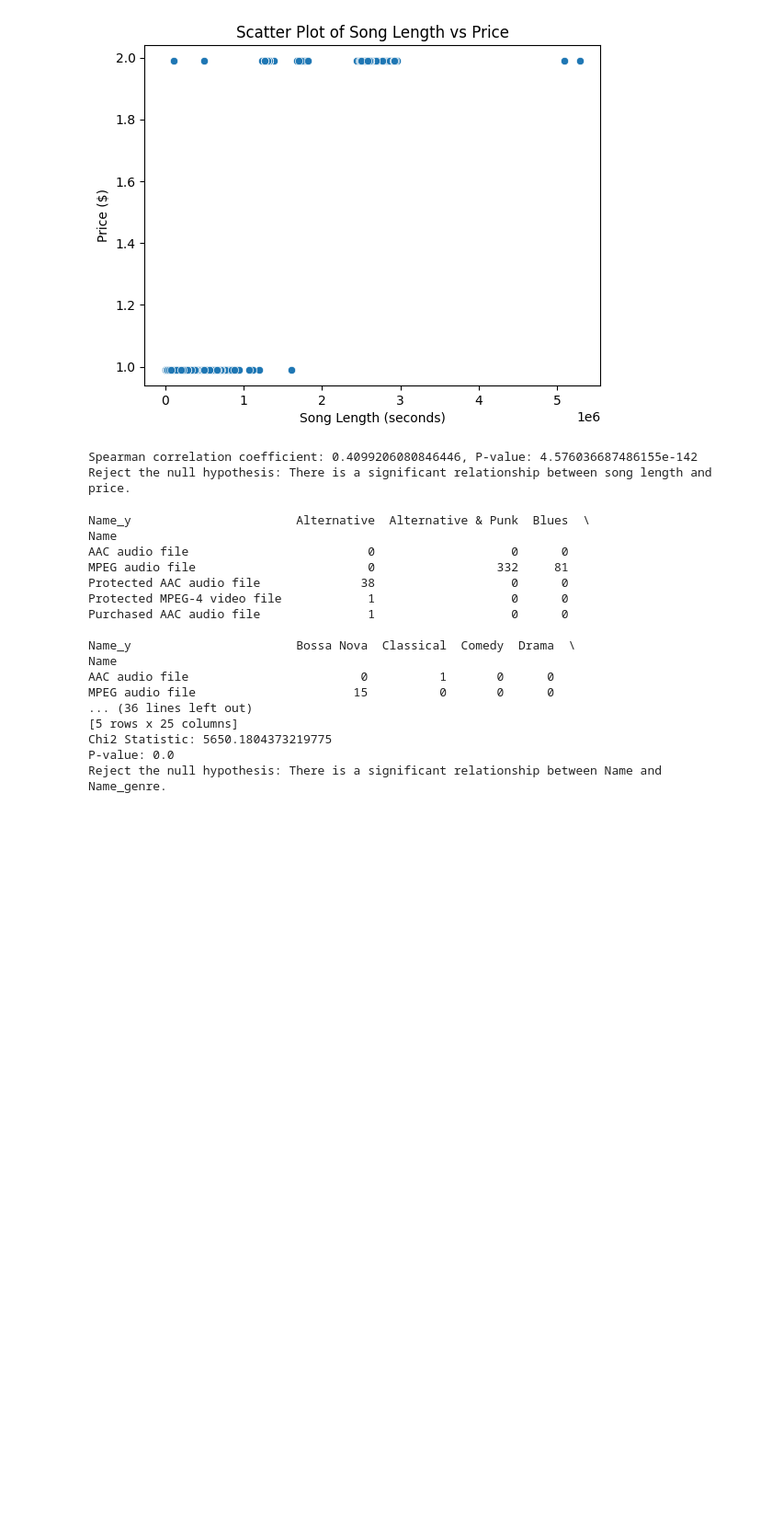
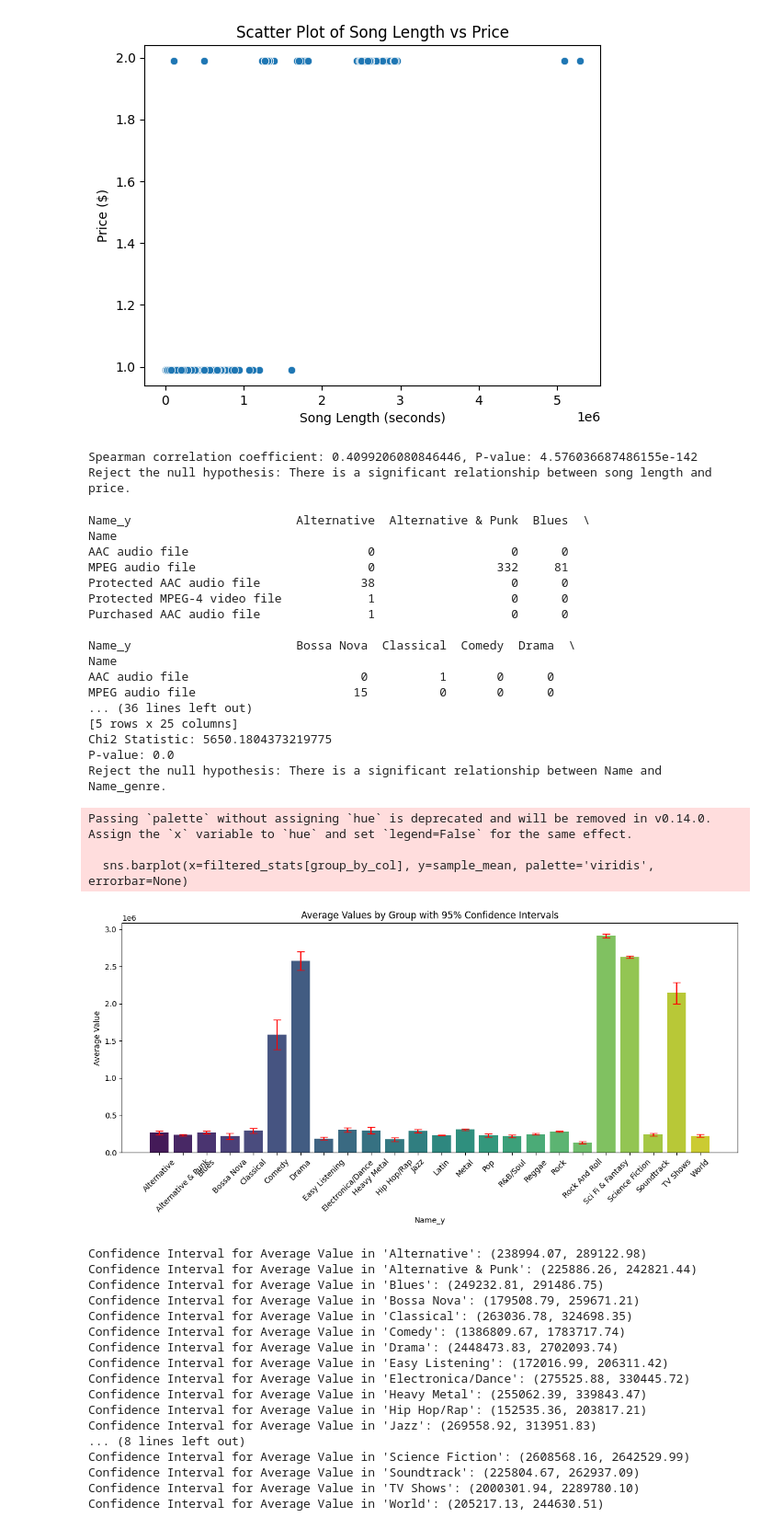
Before and after one commit to fahosseini79/Chinook_project, a Jupyter notebook: Final.ipynb, the cells around one changed output. Shown at 92% size. Drawn from its saved outputs; the diff is of its cells as text; code cells hidden in the pictures; blank space fills up the shorter version.

Commit message:
Confidence Intervals

```diff
--- a/Final.ipynb
+++ b/Final.ipynb
@@ -900,3 +900,73 @@ MPEG audio file                      15          0       0      0
 Chi2 Statistic: 5650.1804373219775
 P-value: 0.0
 Reject the null hypothesis: There is a significant relationship between Name and Name_genre.
+# %%
+def confidence_Interval(df, group_by_col, value_col):
+    # Step 1: Group by the specified column and calculate statistics
+    grouped_stats = df.groupby(group_by_col)[value_col].agg(['mean', 'std', 'count']).reset_index()
+
+    # Step 2: Filter for groups with at least 2 samples
+    filtered_stats = grouped_stats[grouped_stats['count'] > 1]
+
+    # Step 3: Calculate confidence intervals
+    sample_mean = filtered_stats['mean']
+    sample_std = filtered_stats['std']
+    n = filtered_stats['count']
+
+    # Set confidence level (e.g., 95%)
+    confidence_level = 0.95
+    z = stats.norm.ppf(1 - (1 - confidence_level) / 2)  # critical value (two-tailed)
+
+    # Calculate standard error and confidence intervals
+    standard_error = sample_std / np.sqrt(n)
+    CI_lower = sample_mean - z * standard_error
+    CI_upper = sample_mean + z * standard_error
+
+    # Convert milliseconds to seconds for readability
+    mean_seconds = sample_mean / 1000
+    CI_lower_seconds = CI_lower / 1000
+    CI_upper_seconds = CI_upper / 1000
+
+    # Visualization
+    plt.figure(figsize=(12, 6))
+    sns.barplot(x=filtered_stats[group_by_col], y=sample_mean, palette='viridis', errorbar=None)
+    plt.errorbar(x=np.arange(len(filtered_stats[group_by_col])), y=sample_mean,
+                yerr=[sample_mean - CI_lower, CI_upper - sample_mean],
+                fmt='none', c='red', capsize=5)
+    plt.title('Average Values by Group with 95% Confidence Intervals')
+    plt.xlabel(group_by_col)
+    plt.ylabel('Average Value')
+    plt.xticks(rotation=45)
+    plt.tight_layout()
+    plt.show()
+
+    # Output confidence intervals for each group
+    for index in range(len(filtered_stats)):
+        group_value = filtered_stats[group_by_col].iloc[index]
+        ci_format = f"({CI_lower.iloc[index]:.2f}, {CI_upper.iloc[index]:.2f})"
+        print(f"Confidence Interval for Average Value in '{group_value}': {ci_format}")
+
+
+confidence_Interval(track.merge(genre, on='GenreId'), 'Name_y', 'Milliseconds')
+# %% [output]
+Passing `palette` without assigning `hue` is deprecated and will be removed in v0.14.0. Assign the `x` variable to `hue` and set `legend=False` for the same effect.
+
+  sns.barplot(x=filtered_stats[group_by_col], y=sample_mean, palette='viridis', errorbar=None)
+[figure, added]
+Confidence Interval for Average Value in 'Alternative': (238994.07, 289122.98)
+Confidence Interval for Average Value in 'Alternative & Punk': (225886.26, 242821.44)
+Confidence Interval for Average Value in 'Blues': (249232.81, 291486.75)
+Confidence Interval for Average Value in 'Bossa Nova': (179508.79, 259671.21)
+Confidence Interval for Average Value in 'Classical': (263036.78, 324698.35)
+Confidence Interval for Average Value in 'Comedy': (1386809.67, 1783717.74)
+Confidence Interval for Average Value in 'Drama': (2448473.83, 2702093.74)
+Confidence Interval for Average Value in 'Easy Listening': (172016.99, 206311.42)
+Confidence Interval for Average Value in 'Electronica/Dance': (275525.88, 330445.72)
+Confidence Interval for Average Value in 'Heavy Metal': (255062.39, 339843.47)
+Confidence Interval for Average Value in 'Hip Hop/Rap': (152535.36, 203817.21)
+Confidence Interval for Average Value in 'Jazz': (269558.92, 313951.83)
+... (8 lines left out)
+Confidence Interval for Average Value in 'Science Fiction': (2608568.16, 2642529.99)
+Confidence Interval for Average Value in 'Soundtrack': (225804.67, 262937.09)
+Confidence Interval for Average Value in 'TV Shows': (2000301.94, 2289780.10)
+Confidence Interval for Average Value in 'World': (205217.13, 244630.51)
```
Also changed, not shown: parts of 1 cell of this notebook.
